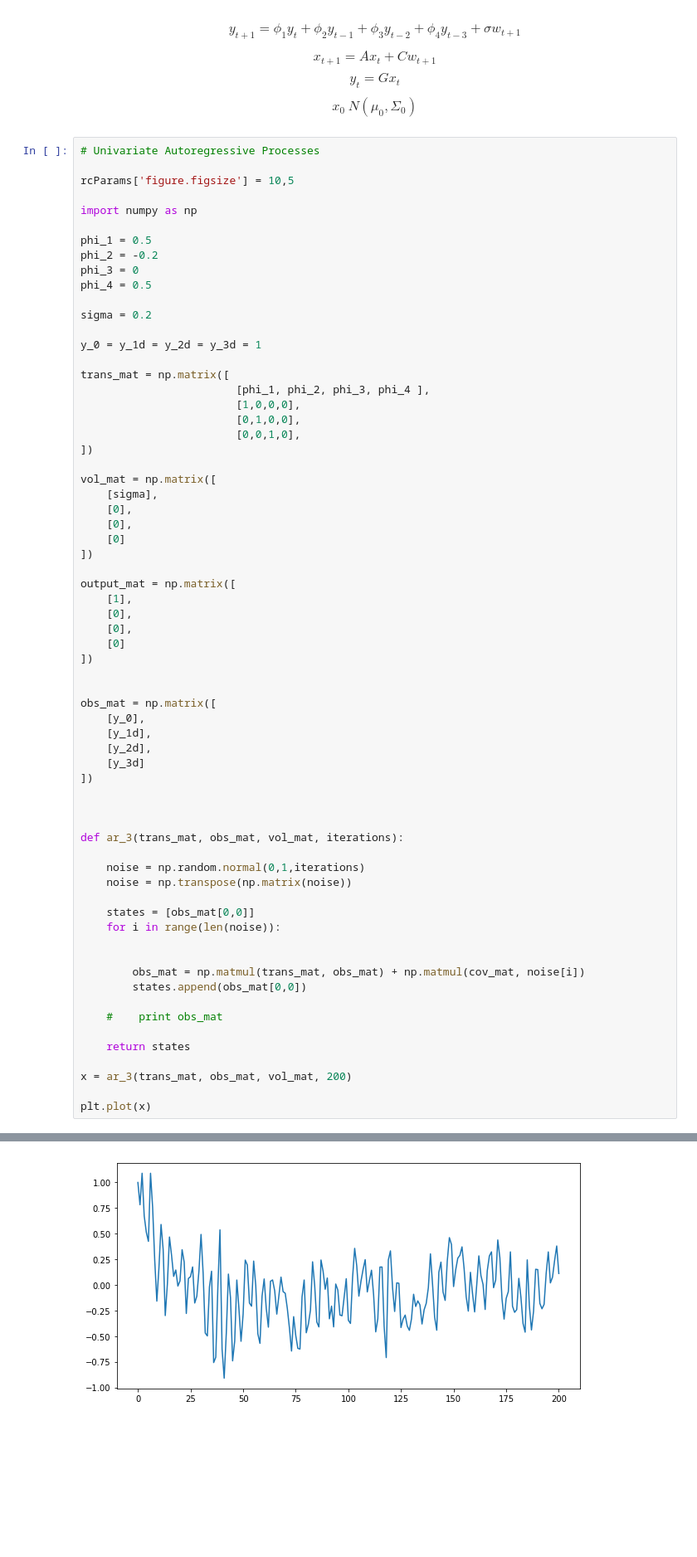
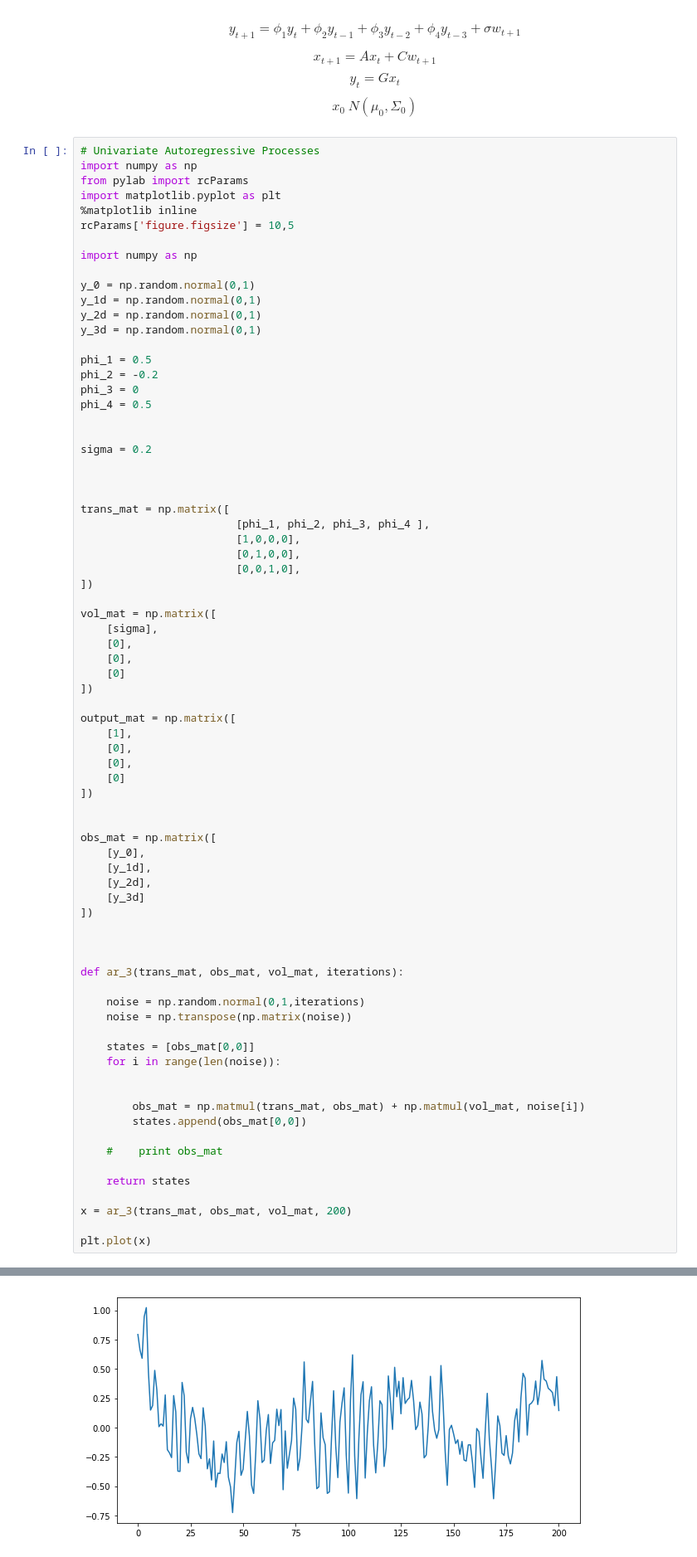
Before and after one commit to SolomonZA/ml_tutorials, a Jupyter notebook: Quantecon - Linear State Space Models.ipynb, the cells around one changed output, grey strips where cells are left out. Shown at 83% size. Drawn from its saved outputs; the diff is of its cells as text; blank space fills up the shorter version.

```diff
--- a/Quantecon - Linear State Space Models.ipynb
+++ b/Quantecon - Linear State Space Models.ipynb
@@ -95,19 +94,28 @@ $$ y_t = Gx_t $$
 $$ x_0 ~ N(\mu_0, \Sigma_0) $$
 # %%
 # Univariate Autoregressive Processes
-
+import numpy as np
+from pylab import rcParams
+import matplotlib.pyplot as plt
+%matplotlib inline
 rcParams['figure.figsize'] = 10,5
 
 import numpy as np
+
+y_0 = np.random.normal(0,1)
+y_1d = np.random.normal(0,1)
+y_2d = np.random.normal(0,1)
+y_3d = np.random.normal(0,1)
 
 phi_1 = 0.5
 phi_2 = -0.2
 phi_3 = 0
 phi_4 = 0.5
 
+
 sigma = 0.2
 
-y_0 = y_1d = y_2d = y_3d = 1
+
 
 trans_mat = np.matrix([
                         [phi_1, phi_2, phi_3, phi_4 ],
@@ -133,32 +141,32 @@ output_mat = np.matrix([
 
 obs_mat = np.matrix([
     [y_0],
     [y_1d],
     [y_2d],
     [y_3d]
 ])
 
 
 
 def ar_3(trans_mat, obs_mat, vol_mat, iterations):
 
     noise = np.random.normal(0,1,iterations)
     noise = np.transpose(np.matrix(noise))
 
     states = [obs_mat[0,0]]
     for i in range(len(noise)):
 
 
-        obs_mat = np.matmul(trans_mat, obs_mat) + np.matmul(cov_mat, noise[i])
+        obs_mat = np.matmul(trans_mat, obs_mat) + np.matmul(vol_mat, noise[i])
         states.append(obs_mat[0,0])
 
     #    print obs_mat
 
     return states
 
 x = ar_3(trans_mat, obs_mat, vol_mat, 200)
 
 plt.plot(x)
 # %% [output]
 [<matplotlib.lines.Line2D at 0x...>]
-[figure, old version]
+[figure, new version]
```
Also changed, not shown: parts of 3 cells of this notebook, 3 other files.
